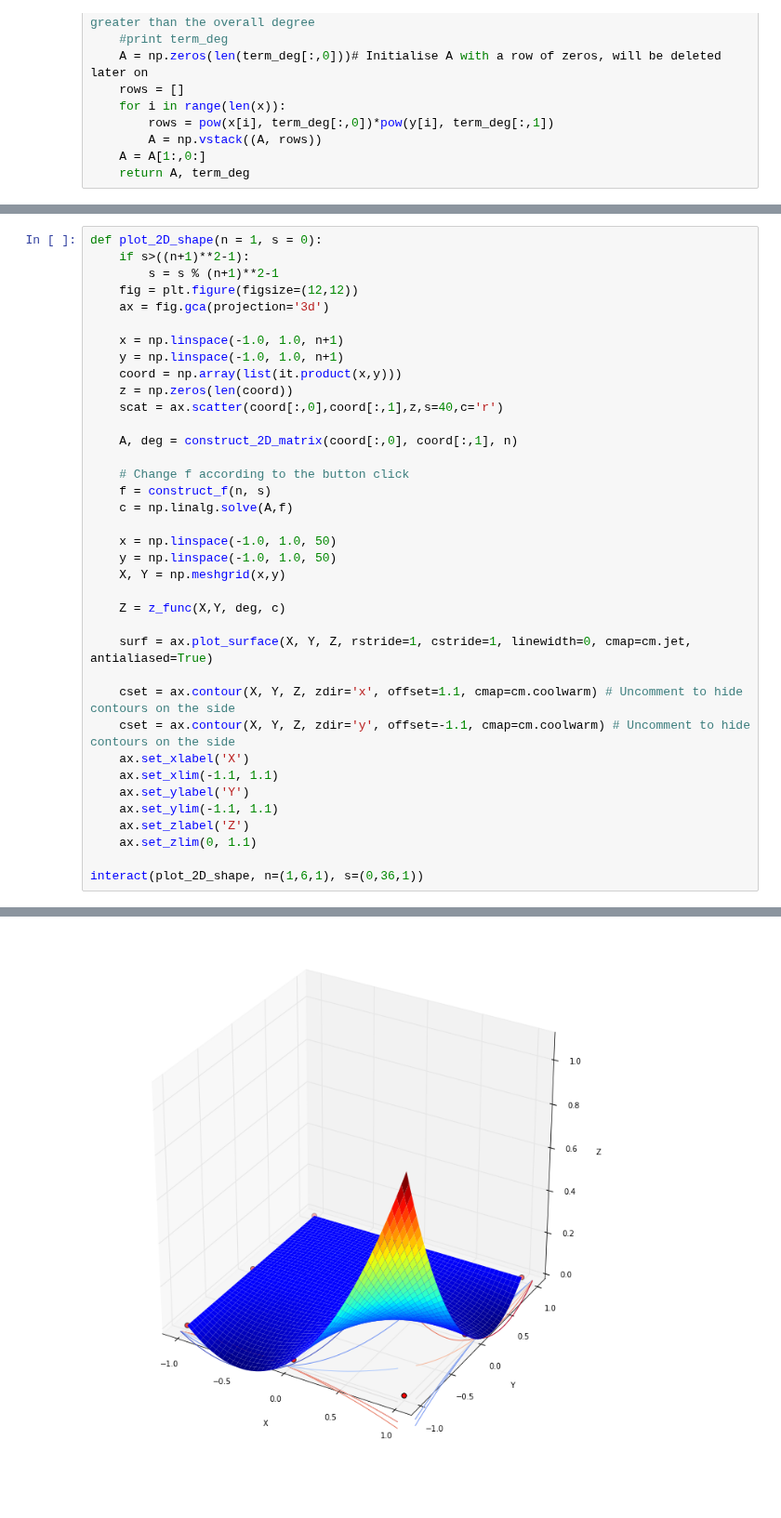
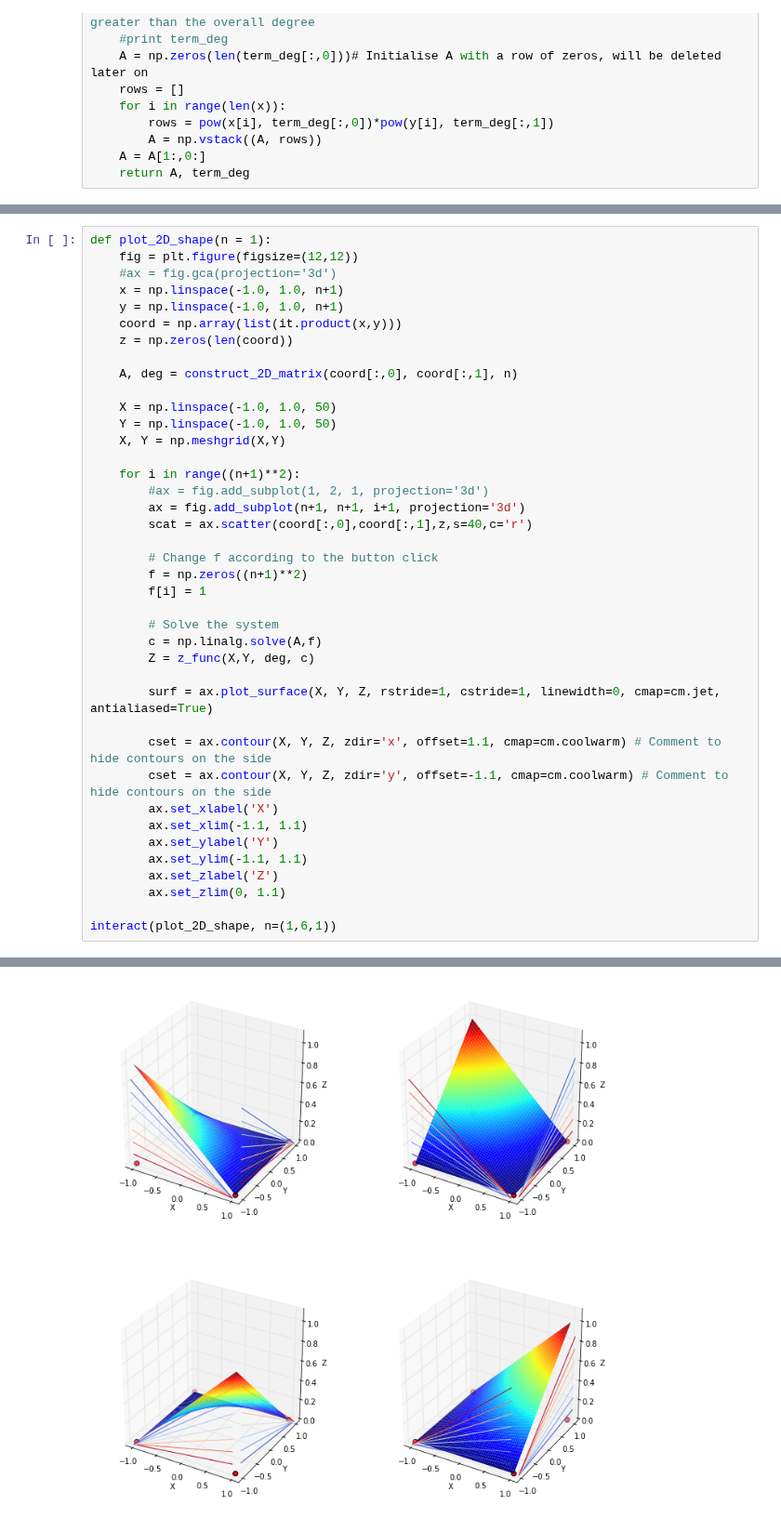
Before and after one commit to garth-wells/notebooks-3D7, a Jupyter notebook: notebooks/ShapeFunctions.ipynb, the cells around one changed output, grey strips where cells are left out. Shown at 93% size. Drawn from its saved outputs; the diff is of its cells as text; blank space fills up the shorter version.

Commit message:
Small changes for viewing 2D shape functions.

```diff
--- a/notebooks/ShapeFunctions.ipynb
+++ b/notebooks/ShapeFunctions.ipynb
@@ -243,38 +238,41 @@ def construct_f(n, s):
 # %%
-def plot_2D_shape(n = 1, s = 0):
-    if s>((n+1)**2-1):
-        s = s % (n+1)**2-1
+def plot_2D_shape(n = 1):
     fig = plt.figure(figsize=(12,12))
-    ax = fig.gca(projection='3d')
-
+    #ax = fig.gca(projection='3d')
     x = np.linspace(-1.0, 1.0, n+1)
     y = np.linspace(-1.0, 1.0, n+1)
     coord = np.array(list(it.product(x,y)))
     z = np.zeros(len(coord))
-    scat = ax.scatter(coord[:,0],coord[:,1],z,s=40,c='r')
 
     A, deg = construct_2D_matrix(coord[:,0], coord[:,1], n)
 
-    # Change f according to the button click
-    f = construct_f(n, s)
-    c = np.linalg.solve(A,f)
+    X = np.linspace(-1.0, 1.0, 50)
+    Y = np.linspace(-1.0, 1.0, 50)
+    X, Y = np.meshgrid(X,Y)
 
-    x = np.linspace(-1.0, 1.0, 50)
-    y = np.linspace(-1.0, 1.0, 50)
-    X, Y = np.meshgrid(x,y)
+    for i in range((n+1)**2):
+        #ax = fig.add_subplot(1, 2, 1, projection='3d')
+        ax = fig.add_subplot(n+1, n+1, i+1, projection='3d')
+        scat = ax.scatter(coord[:,0],coord[:,1],z,s=40,c='r')
 
-    Z = z_func(X,Y, deg, c)
+        # Change f according to the button click
+        f = np.zeros((n+1)**2)
+        f[i] = 1
 
-    surf = ax.plot_surface(X, Y, Z, rstride=1, cstride=1, linewidth=0, cmap=cm.jet, antialiased=True)
+        # Solve the system
+        c = np.linalg.solve(A,f)
+        Z = z_func(X,Y, deg, c)
 
-    cset = ax.contour(X, Y, Z, zdir='x', offset=1.1, cmap=cm.coolwarm) # Uncomment to hide contours on the side
-    cset = ax.contour(X, Y, Z, zdir='y', offset=-1.1, cmap=cm.coolwarm) # Uncomment to hide contours on the side
-    ax.set_xlabel('X')
-    ax.set_xlim(-1.1, 1.1)
-    ax.set_ylabel('Y')
-    ax.set_ylim(-1.1, 1.1)
-    ax.set_zlabel('Z')
-    ax.set_zlim(0, 1.1)
+        surf = ax.plot_surface(X, Y, Z, rstride=1, cstride=1, linewidth=0, cmap=cm.jet, antialiased=True)
 
-interact(plot_2D_shape, n=(1,6,1), s=(0,36,1))
+        cset = ax.contour(X, Y, Z, zdir='x', offset=1.1, cmap=cm.coolwarm) # Comment to hide contours on the side
+        cset = ax.contour(X, Y, Z, zdir='y', offset=-1.1, cmap=cm.coolwarm) # Comment to hide contours on the side
+        ax.set_xlabel('X')
+        ax.set_xlim(-1.1, 1.1)
+        ax.set_ylabel('Y')
+        ax.set_ylim(-1.1, 1.1)
+        ax.set_zlabel('Z')
+        ax.set_zlim(0, 1.1)
+
+interact(plot_2D_shape, n=(1,6,1))
 # %% [output]
@@ -281 +280 @@ interact(plot_2D_shape, n=(1,6,1), s=(0,36,1))
-[figure, old version]
+[figure, new version]
```
Also changed, not shown: parts of 2 cells of this notebook.
